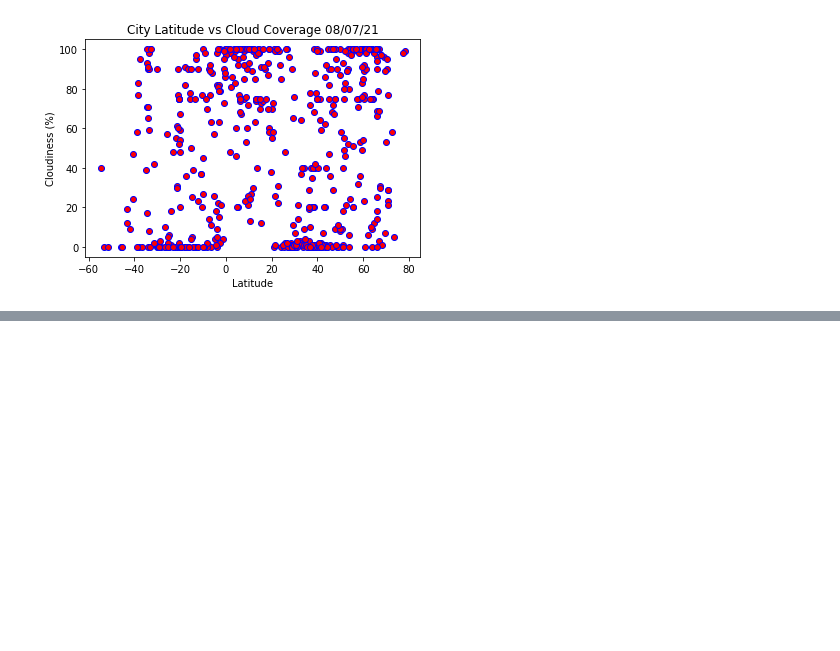
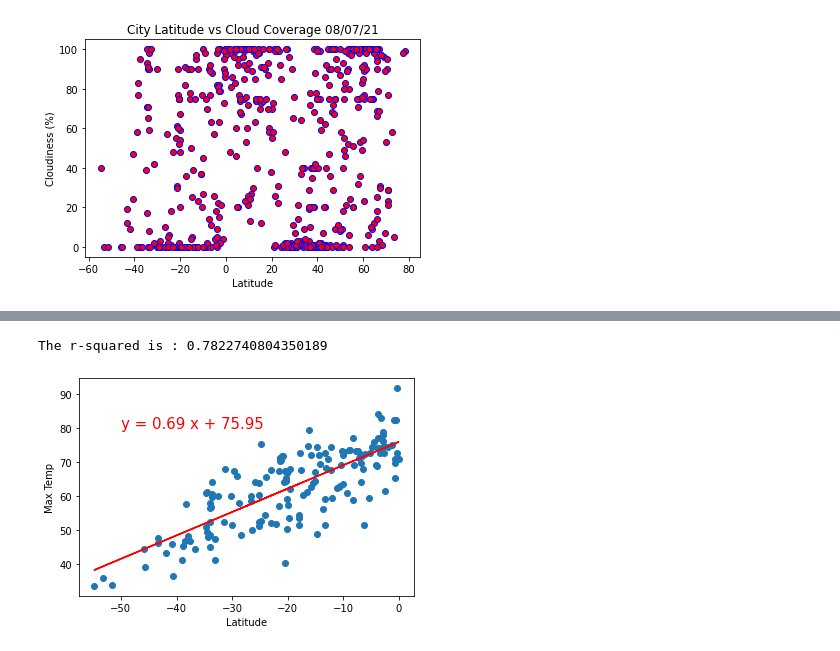
Before and after one commit to KristianSHamilton/api-challenge, a Jupyter notebook: WeatherPy/WeatherPy.ipynb, the cells around one changed output, grey strips where cells are left out. Saved outputs shown, nothing was run; the diff lists cells and outputs as text; code cells hidden in the pictures; blank space fills up the shorter version.

```diff
--- a/WeatherPy/WeatherPy.ipynb
+++ b/WeatherPy/WeatherPy.ipynb
@@ -140,0 +167,8 @@ plt.show()
+# %%
+#southern hemisphere - Lat vs Max Temp
+x_values = south_df["Latitude:"]
+y_values = south_df["Max Temp:"]
+plotLinearRegression(x_values, y_values, "Max Temp", (-50,80))
+# %% [output]
+The r-squared is : 0.7822740804350189
+[figure, added]
```
Also changed, not shown: parts of 10 cells of this notebook.
